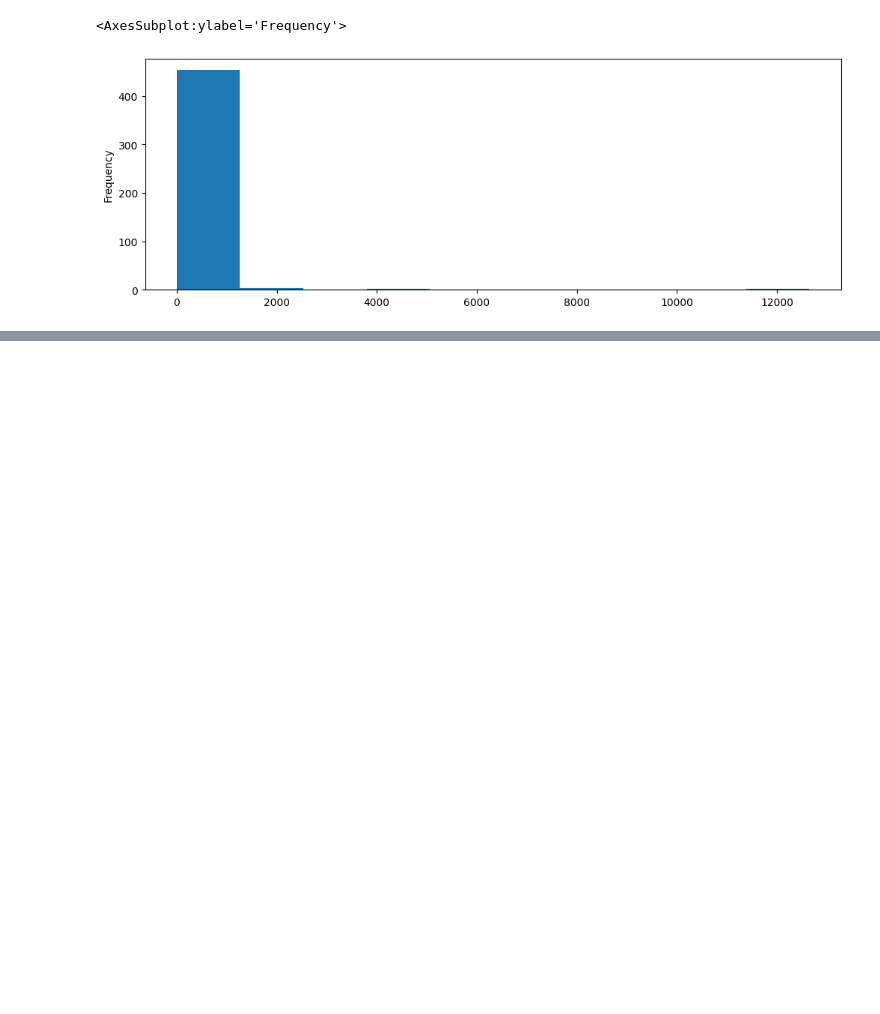
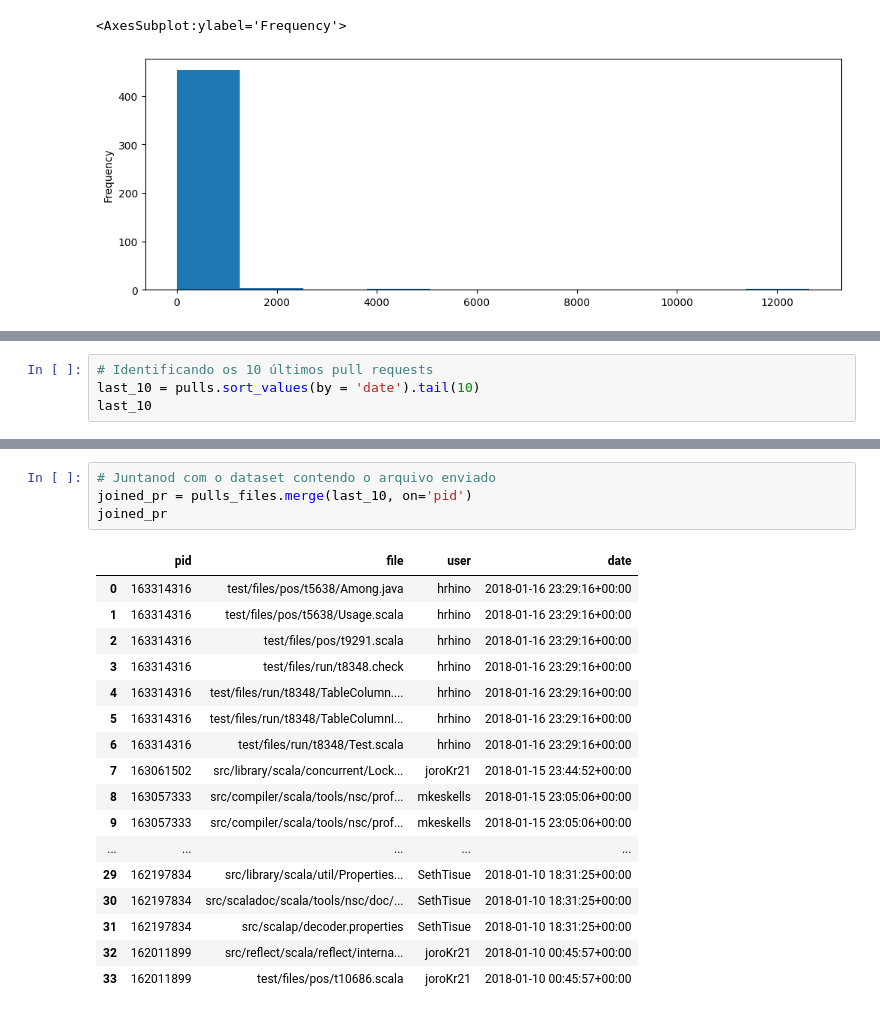
Before and after one commit to nsfoliveira/DataScience_and_DataAnalysis, a Jupyter notebook: Projeto_aHistoriaDaLinguagemScala/Projeto_aHistoriaDoGithubDaLinguagemScala.ipynb, the cells around one changed output, grey strips where cells are left out. Drawn from its saved outputs; the diff is of its cells as text; blank space fills up the shorter version.

```diff
--- a/Projeto_aHistoriaDaLinguagemScala/Projeto_aHistoriaDoGithubDaLinguagemScala.ipynb
+++ b/Projeto_aHistoriaDaLinguagemScala/Projeto_aHistoriaDoGithubDaLinguagemScala.ipynb
@@ -201,0 +204,4 @@ by_user.plot(kind='hist', figsize = (12,4))
+# %%
+# Identificando os 10 últimos pull requests
+last_10 = pulls.sort_values(by = 'date').tail(10)
+last_10
@@ -201,0 +220,22 @@ by_user.plot(kind='hist', figsize = (12,4))
+# %%
+# Juntanod com o dataset contendo o arquivo enviado
+joined_pr = pulls_files.merge(last_10, on='pid')
+joined_pr
+# %% [output]
+|  | pid | file | user | date |
+| 0 | 163314316 | test/files/pos/t5638/Among.java | hrhino | 2018-01-16 23:29:16+00:00 |
+| 1 | 163314316 | test/files/pos/t5638/Usage.scala | hrhino | 2018-01-16 23:29:16+00:00 |
+| 2 | 163314316 | test/files/pos/t9291.scala | hrhino | 2018-01-16 23:29:16+00:00 |
+| 3 | 163314316 | test/files/run/t8348.check | hrhino | 2018-01-16 23:29:16+00:00 |
+| 4 | 163314316 | test/files/run/t8348/TableColumn.... | hrhino | 2018-01-16 23:29:16+00:00 |
+| 5 | 163314316 | test/files/run/t8348/TableColumnI... | hrhino | 2018-01-16 23:29:16+00:00 |
+| 6 | 163314316 | test/files/run/t8348/Test.scala | hrhino | 2018-01-16 23:29:16+00:00 |
+| 7 | 163061502 | src/library/scala/concurrent/Lock... | joroKr21 | 2018-01-15 23:44:52+00:00 |
+| 8 | 163057333 | src/compiler/scala/tools/nsc/prof... | mkeskells | 2018-01-15 23:05:06+00:00 |
+| 9 | 163057333 | src/compiler/scala/tools/nsc/prof... | mkeskells | 2018-01-15 23:05:06+00:00 |
+| ... | ... | ... | ... | ... |
+| 29 | 162197834 | src/library/scala/util/Properties... | SethTisue | 2018-01-10 18:31:25+00:00 |
+| 30 | 162197834 | src/scaladoc/scala/tools/nsc/doc/... | SethTisue | 2018-01-10 18:31:25+00:00 |
+| 31 | 162197834 | src/scalap/decoder.properties | SethTisue | 2018-01-10 18:31:25+00:00 |
+| 32 | 162011899 | src/reflect/scala/reflect/interna... | joroKr21 | 2018-01-10 00:45:57+00:00 |
+| 33 | 162011899 | test/files/pos/t10686.scala | joroKr21 | 2018-01-10 00:45:57+00:00 |
```
Also changed, not shown: parts of 17 cells of this notebook.
